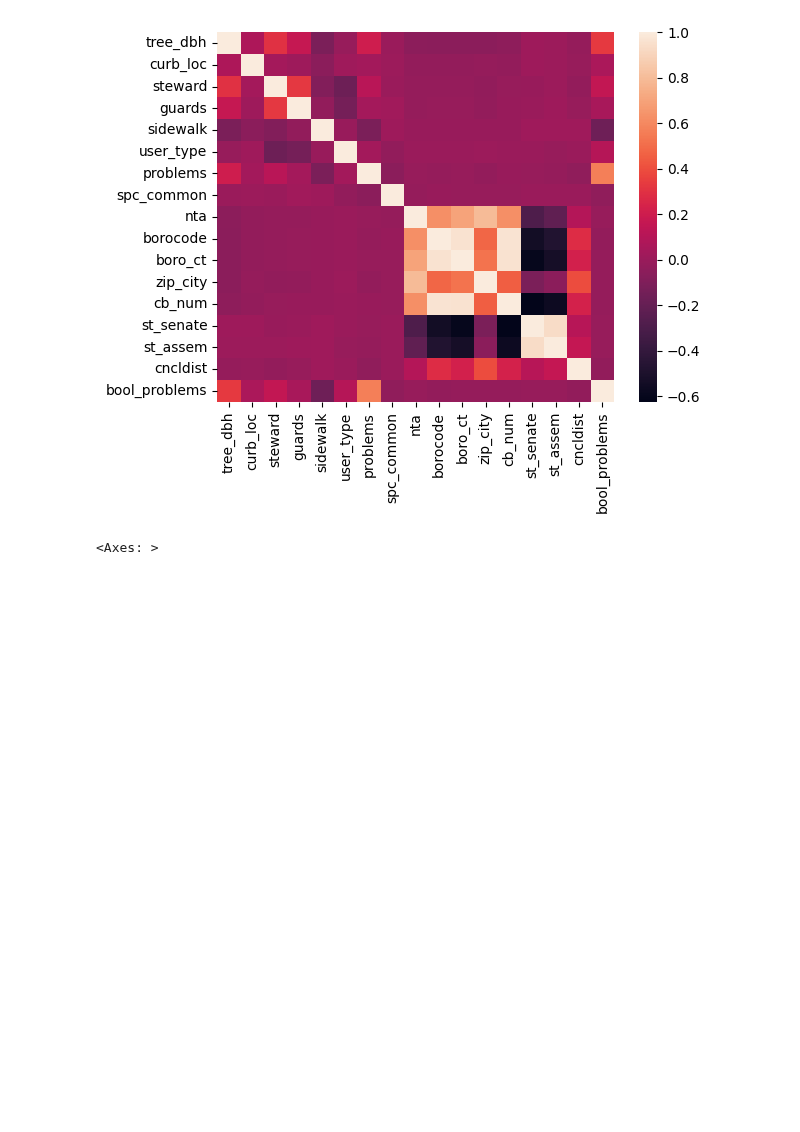
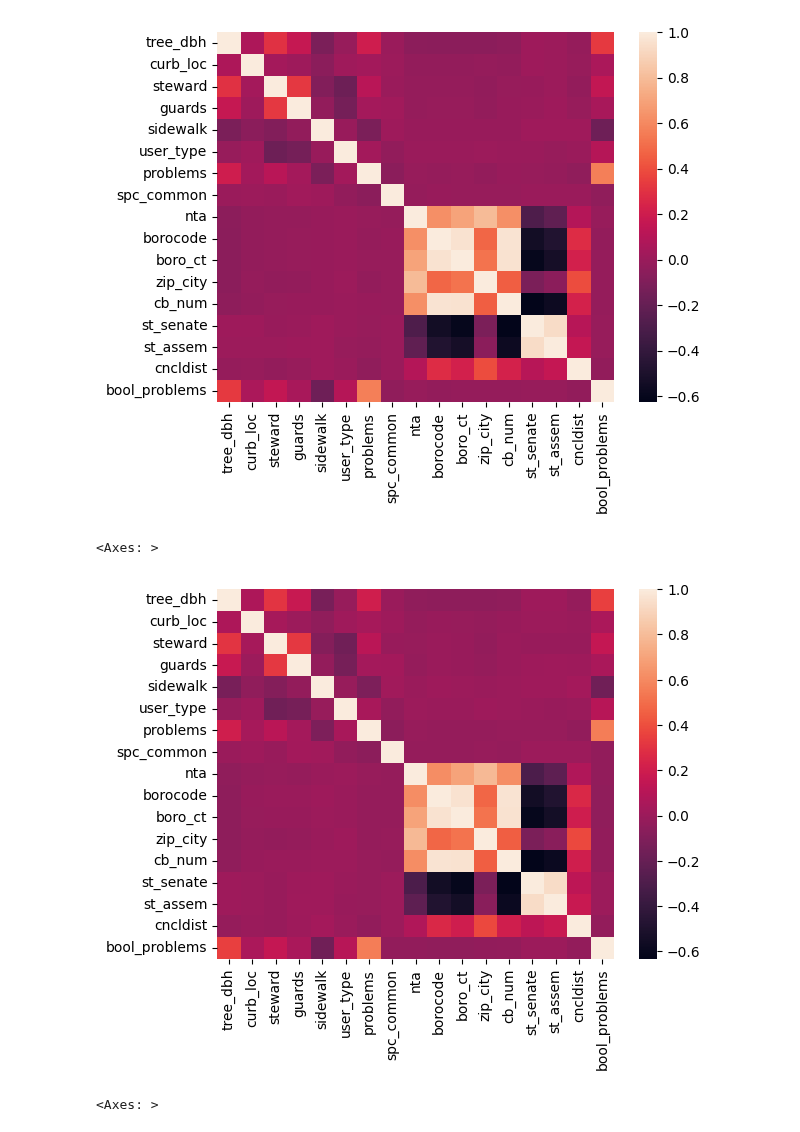
Before and after one commit to Masato-210831/For_study, a Jupyter notebook: Python_code/SMBC Group GREEN×DATA Challenge_practice.ipynb, the cells around one changed output. Cells and saved outputs as stored; diff of their text form; code cells hidden in the pictures; blank space fills up the shorter version.

```diff
--- a/Python_code/SMBC Group GREEN×DATA Challenge_practice.ipynb
+++ b/Python_code/SMBC Group GREEN×DATA Challenge_practice.ipynb
@@ -155,5 +243,6 @@ train_df[['bool_problems', 'problems']].head(10)
 # %%
 #必要な特徴量を選抜
-# test_df = train_df.pop('health')
-select_df = train_df.drop(['created_at', 'spc_latin', 'nta_name','boroname'], axis=1)
+val_df = train_df.pop('health')
+select_train_df = train_df.drop(['created_at', 'spc_latin', 'nta_name','boroname'], axis=1)
+select_test_df = test_df.drop(['created_at', 'spc_latin', 'nta_name','boroname'], axis=1)
 # %%
@@ -189,7 +299,9 @@ dtype: object
 # %%
 #OrdinalEncodeのために数値コードのものをObject化
 int_labels =['borocode', 'boro_ct', 'cb_num', 'st_senate', 'st_assem', 'cncldist']
-select_df[int_labels] = select_df[int_labels].astype(str)
+select_train_df[int_labels] = select_train_df[int_labels].astype(str)
+select_test_df[int_labels] = select_test_df[int_labels].astype(str)
 # %%
 #object型の特徴量を抽出
-object_df = select_df.loc[:, select_df.dtypes == 'object']
+object_train_df = select_train_df.loc[:, select_train_df.dtypes == 'object']
+object_test_df = select_test_df.loc[:, select_test_df.dtypes == 'object']
@@ -196,6 +312,18 @@ object_df = select_df.loc[:, select_df.dtypes == 'object']
 # %%
 #ラベルエンコード
-label_con = pd.DataFrame()
+
+#抽出したobjectの名前、空df
+extra_col = object_train_df.columns
+label_train_df = pd.DataFrame()
+label_test_df = pd.DataFrame(index=select_test_df.index)
+
+#ラベルエンコード
 oe = OrdinalEncoder()
-label_con[object_df.columns] = oe.fit_transform(object_df)
-select_df[object_df.columns] = label_con
+label_train_df[extra_col] = oe.fit_transform(object_train_df)
+label_test_df[extra_col] = oe.transform(object_test_df)
+label_test_df[extra_col] = oe.transform(object_test_df)
+
+
+# #ラベルエンコードしたデータに置き換え
+select_train_df[extra_col] = label_train_df
+select_test_df[extra_col] = label_test_df
@@ -213,5 +332,10 @@ sns.heatmap(select_df.corr())
 # %% [output]
 <Axes: >
 [figure]
+# %%
+sns.heatmap(select_test_df.corr())
+# %% [output]
+<Axes: >
+[figure, added]
 # %%
 #多重共線性を危惧して相関係数の高くて、必要度が低いものをドロップ　＝＞ 次回はVIFも検討
```
Also changed, not shown: parts of 19 cells of this notebook, 2 other files.
